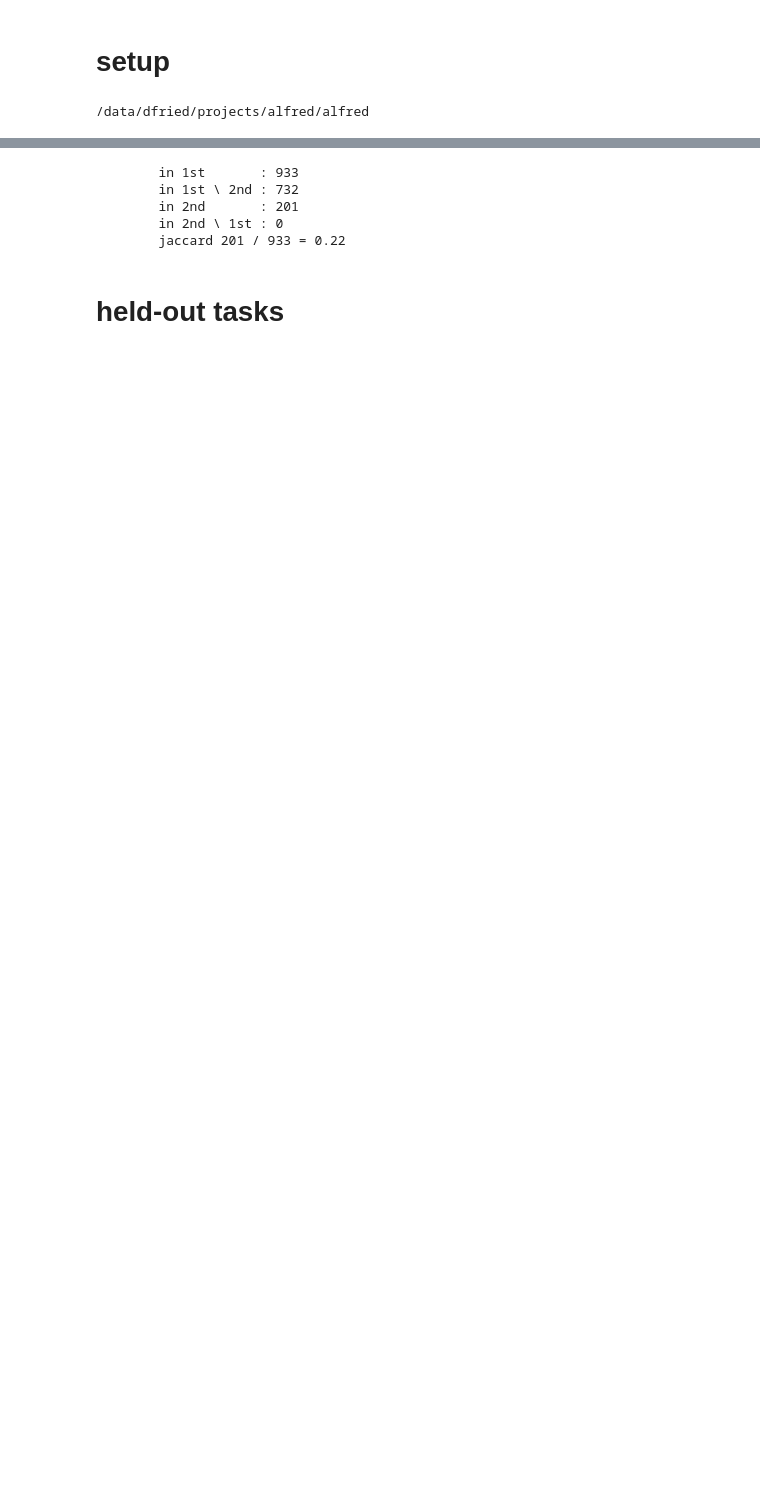
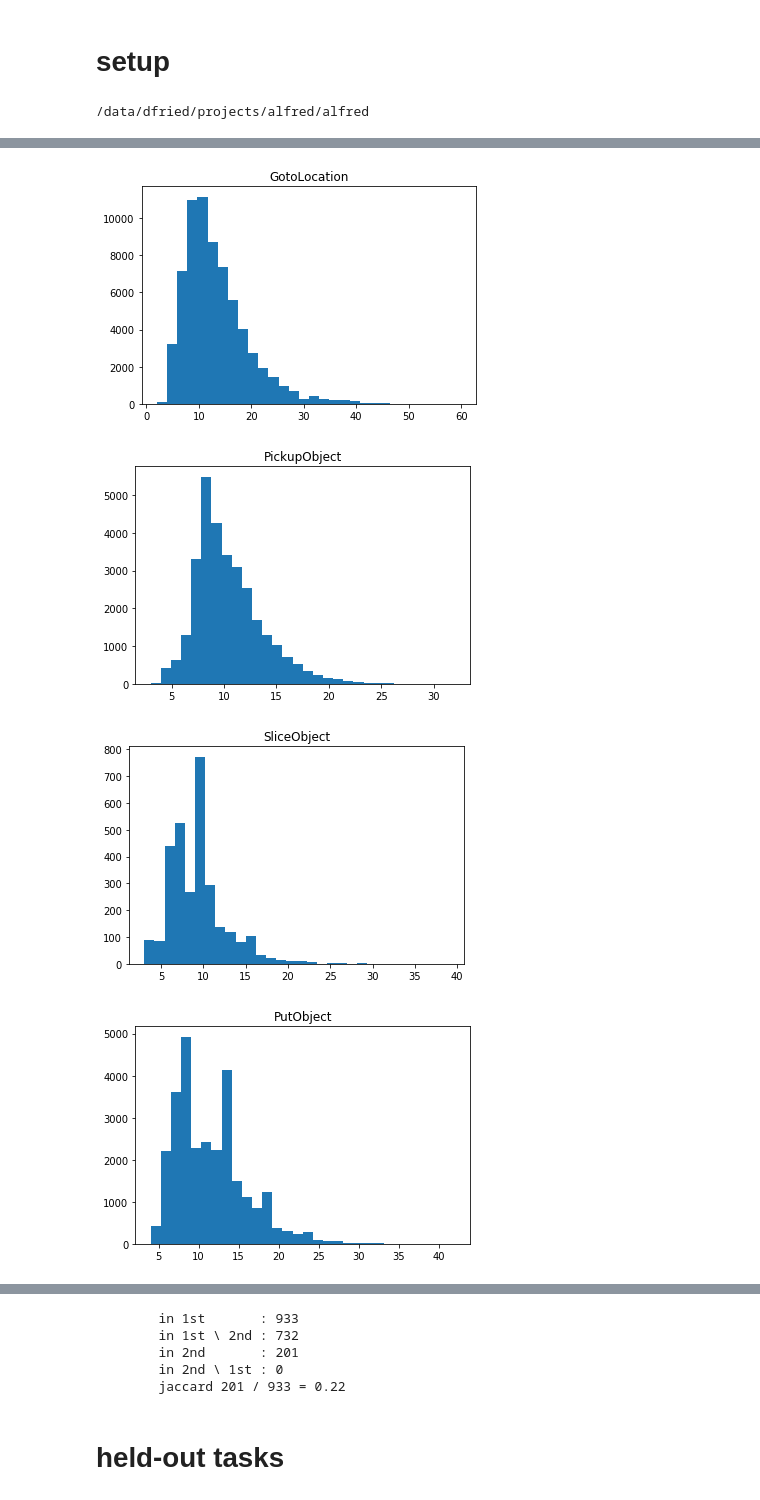
Before and after one commit to rcorona/alfred, a Jupyter notebook: notebooks/generalization_analysis.ipynb, the cells around one changed output, grey strips where cells are left out. Saved outputs shown, nothing was run; the diff lists cells and outputs as text; code cells hidden in the pictures; blank space fills up the shorter version.

```diff
--- a/notebooks/generalization_analysis.ipynb
+++ b/notebooks/generalization_analysis.ipynb
@@ -68,3 +73,6 @@ def build_data_frame(tasks):
             this_data['action_and_args'] = (this_data['action'],) + this_data['args']
             all_actions_flat.append(this_data)
     return pandas.DataFrame(all_actions_flat)
+# %%
+data = load_task_json(train[0])
+data['ann']['instr']
@@ -70,0 +97,9 @@ def build_data_frame(tasks):
+# %%
+def get_segmented_instructions(tasks):
+    for task in tqdm.notebook.tqdm(tasks):
+        data = load_task_json(task)
+        plan = data['plan']['high_pddl']
+        seg_instr = data['ann']['instr']
+        if len(seg_instr) != len(plan):
+            continue
+        yield list(zip([ac['discrete_action']['action'] for ac in plan], seg_instr))
@@ -70,0 +134,17 @@ def build_data_frame(tasks):
+# %%
+def get_segment_stats(tasks):
+    num_segments = []
+    segment_lengths = []
+    segment_lengths_by_label = defaultdict(list)
+    for labelled_seg_instr in get_segmented_instructions(tasks):
+        num_segments.append(len(labelled_seg_instr))
+        for label, segment in labelled_seg_instr:
+            segment_lengths.append(len(segment))
+            segment_lengths_by_label[label].append(len(segment))
+    print('max number of segments: {}'.format(max(num_segments)))
+    print('max segment length: {}'.format(max(segment_lengths)))
+    print('avg segment length: {}'.format(np.mean(num_segments)))
+    print('avg segment length: {}'.format(np.mean(segment_lengths)))
+    return segment_lengths_by_label
+# %%
+train_len_by_label = get_segment_stats(train)
@@ -70,0 +180,10 @@ def build_data_frame(tasks):
+# %%
+for label, counts in train_len_by_label.items():
+    plt.hist(counts, density=False, bins=30,)
+    plt.title(label)
+    plt.show()
+# %% [output]
+[figure, added]
+[figure, added]
+[figure, added]
+[figure, added]
```
Also changed, not shown: parts of 30 cells of this notebook.
